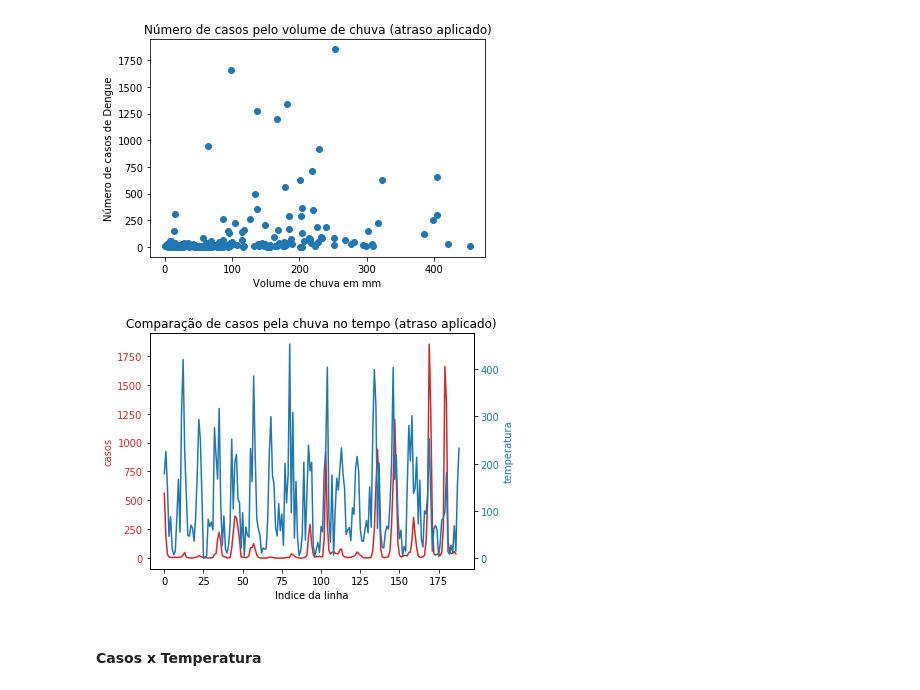
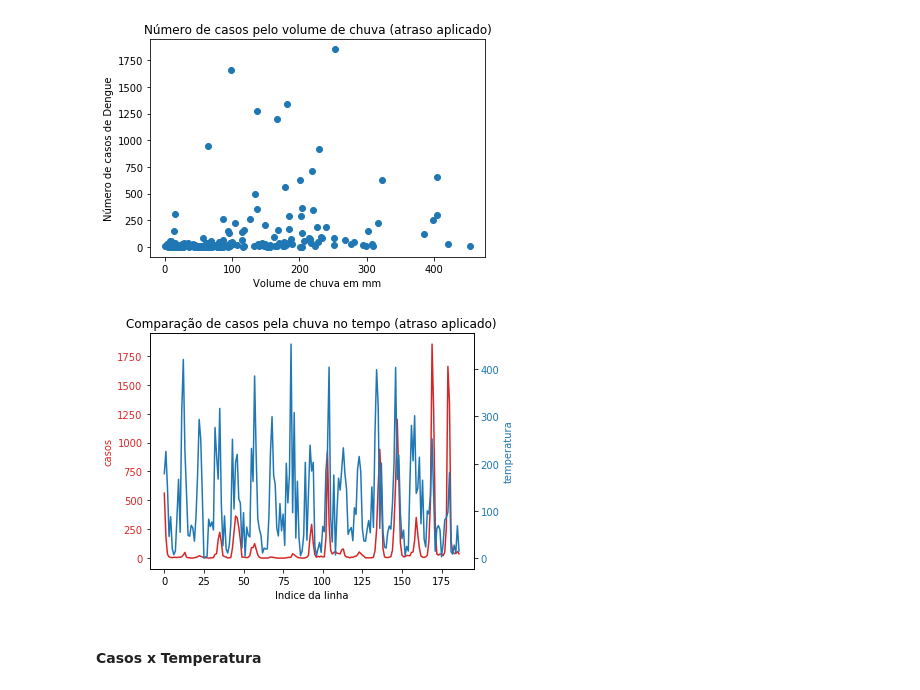
Before and after one commit to NicolasCho/Projeto2_CDados, a Jupyter notebook: Projeto_2_CDados_NicolasCho.ipynb, the cells around one changed output. Drawn from its saved outputs; the diff is of its cells as text; code cells hidden in the pictures.

```diff
--- a/Projeto_2_CDados_NicolasCho.ipynb
+++ b/Projeto_2_CDados_NicolasCho.ipynb
@@ -159,6 +163,4 @@ Dos dados acima percebe-se que o indice de correlação entre as variáveis é b
 # %%
 dados_filtrados_delay_casos = dados_filtrados.copy()
 dados_filtrados_delay_casos['casos-confirmados'] = dados_filtrados_delay_casos['casos-confirmados'].shift(-2)
-
-dados_filtrados.dropna(subset = ['casos-confirmados'], inplace=True)
-dados_filtrados.head()
+dados_filtrados_delay_casos.dropna(subset = ['casos-confirmados'], inplace=True)
@@ -194,26 +185,30 @@ plt.ylabel('Número de casos de Dengue')
 plt.show()
 # %% [output]
 [figure]
+# %%
+x_delay = []
+for i in range(0,len(dados_filtrados_delay_casos['chuva'])):
+    x_delay.append(i)
 # %%
 fig, ax1 = plt.subplots()
 
 ax1.set_xlabel('Indice da linha')
 ax1.set_ylabel('casos', color='tab:red')
-ax1.plot(x, dados_filtrados_delay_casos['casos-confirmados'], color='tab:red')
+ax1.plot(x_delay, dados_filtrados_delay_casos['casos-confirmados'], color='tab:red')
 ax1.tick_params(axis='y', labelcolor='tab:red')
 
 ax2 = ax1.twinx()
 
 color = 'tab:blue'
 ax2.set_ylabel('temperatura', color='tab:blue')
-ax2.plot(x, dados_filtrados_delay_casos['chuva'], color='tab:blue')
+ax2.plot(x_delay, dados_filtrados_delay_casos['chuva'], color='tab:blue')
 ax2.tick_params(axis='y', labelcolor='tab:blue')
 
 fig.tight_layout()
 plt.title('Comparação de casos pela chuva no tempo (atraso aplicado)')
 plt.show()
 # %% [output]
-[figure, old version]
+[figure, new version]
 # %% [markdown]
 #### Casos x Temperatura
 # %%
```
Also changed, not shown: parts of 34 cells of this notebook.
